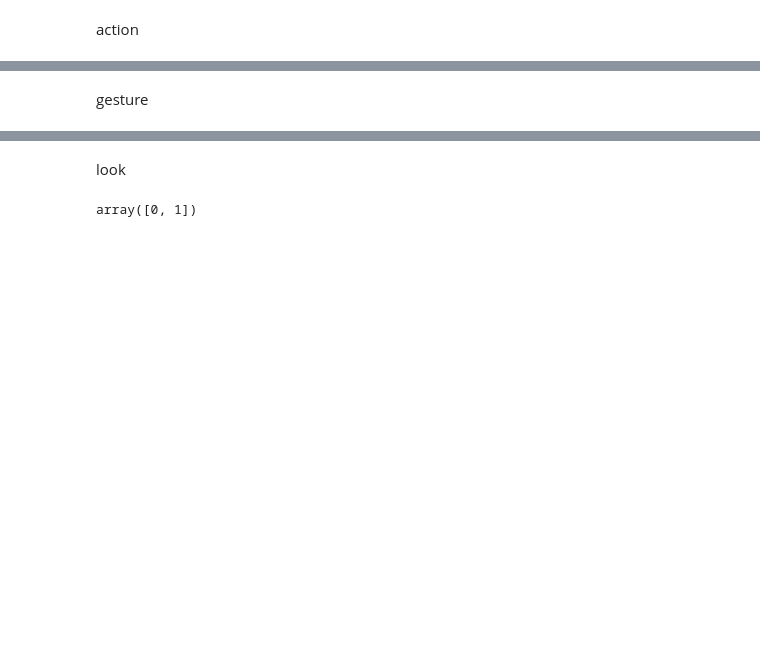
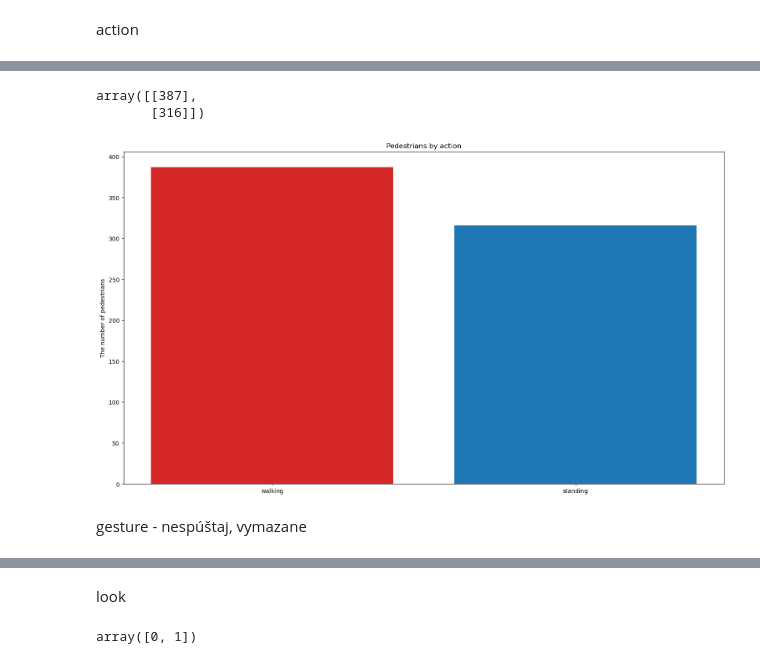
Before and after one commit to Matovic/pedestrian-classification, a Jupyter notebook: src/EDA.ipynb, the cells around one changed output, grey strips where cells are left out. Cells and saved outputs as stored; diff of their text form; code cells hidden in the pictures; blank space fills up the shorter version.

Commit message:
Add bar graphs for classes

```diff
--- a/src/EDA.ipynb
+++ b/src/EDA.ipynb
@@ -204,6 +203,30 @@ df_train.action.value_counts()
 Name: action, dtype: int64
+# %%
+accuracy_csv = pd.DataFrame(df_train.action.value_counts())
+accuracy_csv.values
+# %% [output]
+array([[387],
+       [316]])
+# %%
+fig, ax = plt.subplots()
+fig.set_size_inches(18.5, 10.5)
+fig.set_dpi(100)
+
+fruits = ['walking', 'standing']
+counts = [accuracy_csv.values[0][0], accuracy_csv.values[1][0]]
+bar_labels = ['red', 'blue']
+bar_colors = ['tab:red', 'tab:blue']
+
+ax.bar(fruits, counts, label=bar_labels, color=bar_colors)
+
+ax.set_ylabel('The number of pedestrians')
+ax.set_title('Pedestrians by action')
+
+plt.show()
+# %% [output]
+[figure, added]
 # %% [markdown]
-gesture
+gesture - nespúštaj, vymazane
 # %%
 df_train.gesture.unique()
 # %% [output]
```
Also changed, not shown: parts of 18 cells of this notebook.
